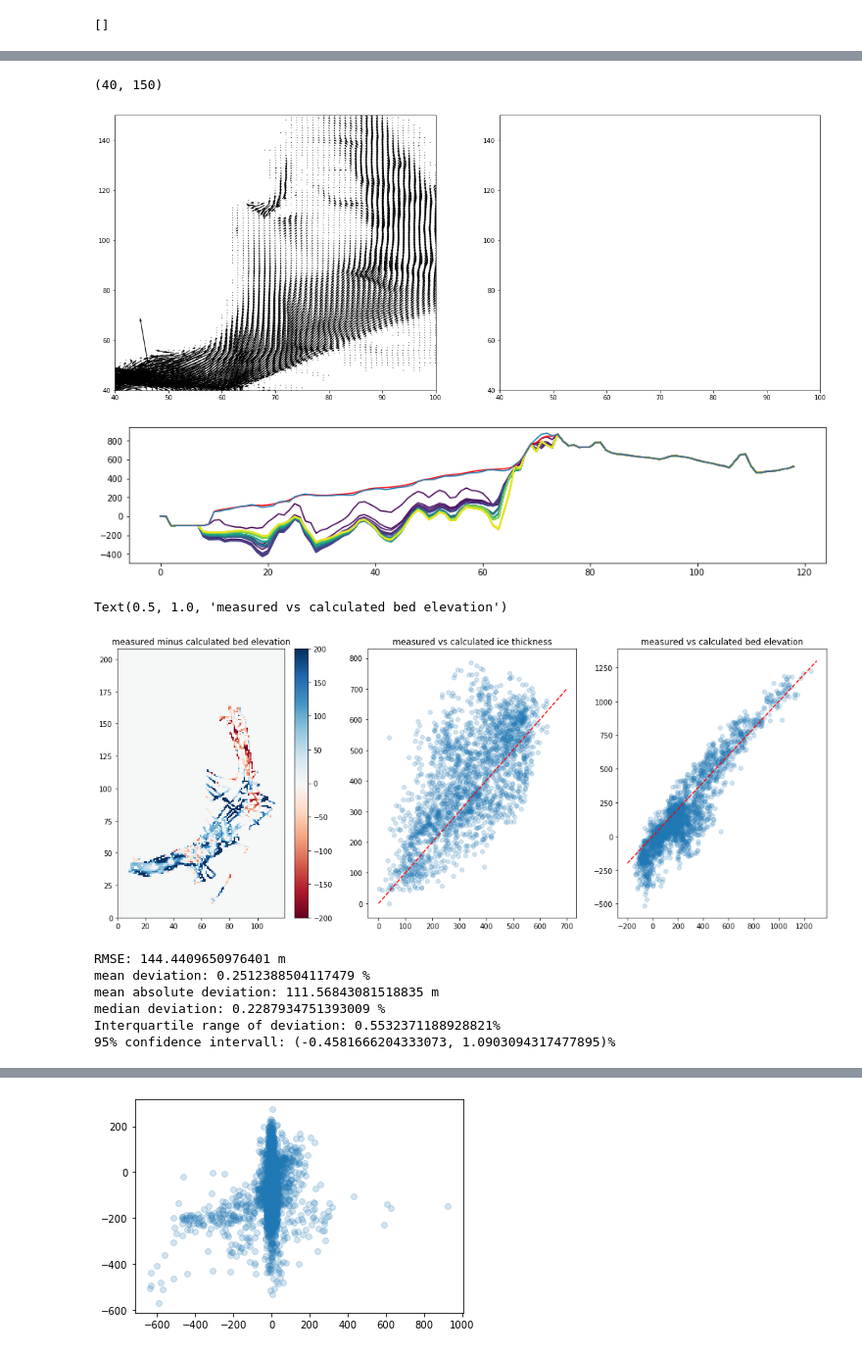
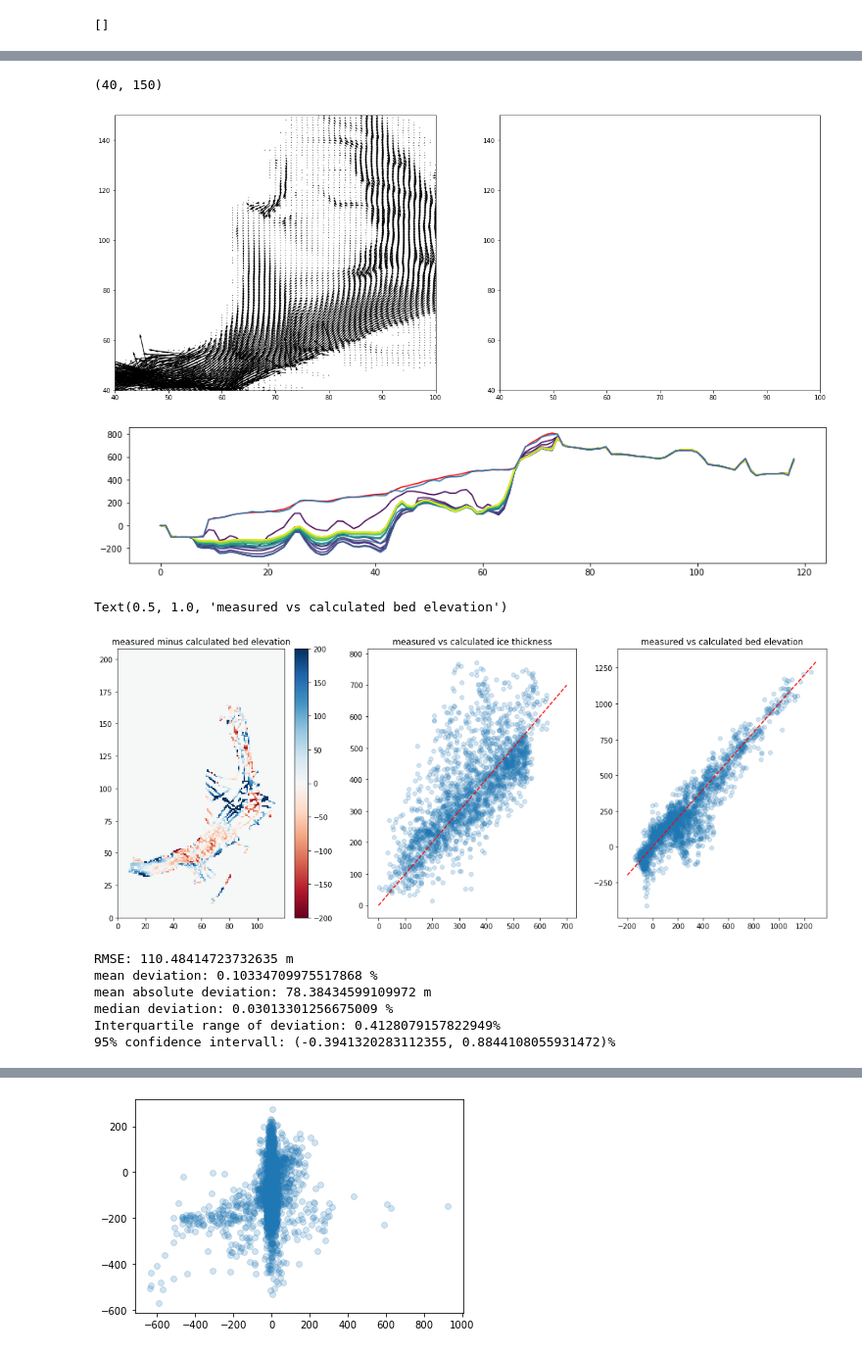
Before and after one commit to hahohe1892/thick_inv, a Jupyter notebook: auto_analysis.ipynb, the cells around one changed output, grey strips where cells are left out. Shown at 98% size. Saved outputs shown, nothing was run; the diff lists cells and outputs as text; code cells hidden in the pictures.

```diff
--- a/auto_analysis.ipynb
+++ b/auto_analysis.ipynb
@@ -21,7 +21,7 @@ import pandas as pd
 import scipy.io
 from model import *
 # %%
-with open('./auto_data/Kronebreen_auto_1420_it_parameters.p_friction_1000_it_fields.vel_mes_it_parameters.pmax_5000__0.pkl', 'rb') as inp:
+with open('./auto_data/Kronebreen_auto_1420_it_parameters.p_friction_1000_it_fields.vel_mes_it_parameters.pmax_4997__0.pkl', 'rb') as inp:
     md = pickle.load(inp)
 # %%
 print(md.warnings)
@@ -52,7 +52,7 @@ fig.colorbar(field1, ax = ax[1])
 from IPython.display import display, clear_output #needed for animated plots
 
 fig, axes = plt.subplots()
-for i in range(0,len(md.series.B_rec_all),30):
+for i in range(0,len(md.series.B_rec_all),50):
     field = axes.pcolor(md.series.misfit_all[i], cmap='RdBu', vmin=-1, vmax=1)
     #field = axes.pcolor(md.series.S_rec_all[i]-md.series.B_rec_all[i], vmax=800, vmin=0)
     clear_output(wait=True)
@@ -74,20 +66,0 @@ ax.set_ylim([-100,100])
-# %%
-flow_dir_mod = np.zeros_like(md.it_fields.S_ref)
-flow_dir_mod_rad = np.zeros_like(md.it_fields.S_ref)
-vel_ratio = np.zeros_like(md.it_fields.S_ref)
-for i in range(np.shape(md.it_fields.S_ref)[0]):
-    for j in range(np.shape(md.it_fields.S_ref)[1]):
-        if abs(md.it_products.u_mod.data[i,j])<1e-2:
-            if abs(md.it_products.v_mod.data[i,j])<1e-2:
-                vel_ratio[i,j]=np.nan
-            elif md.it_products.v_mod.data[i,j]<0:
-                flow_dir_mod[i,j]=0
-            elif md.it_products.v_mod.data[i,j]>0:
-                flow_dir_mod[i,j]=180
-        else:
-            vel_ratio[i,j] = md.it_products.v_mod.data[i,j] / md.it_products.u_mod.data[i,j]
-        if md.it_products.u_mod.data[i,j] > 0:
-            flow_dir_mod[i,j] = 90-np.degrees(np.arctan(vel_ratio[i,j]))
-        if md.it_products.u_mod.data[i,j] < 0:
-            flow_dir_mod[i,j] = 270-np.degrees(np.arctan(vel_ratio[i,j]))
-        flow_dir_mod_rad[i,j] = np.arctan(vel_ratio[i,j])
@@ -145,7 +93,15 @@ fig.colorbar(field1, ax = ax[1])
 # %%
 vel_ser = []
+mis_ser = []
+stop = []
 for i in range(len(md.series.B_rec_all)):
-    vel_ser.append(np.median(((md.series.vel_all[i]-md.it_fields.vel_mes)/md.it_fields.vel_mes)[np.logical_and(data.mask_Kr==1, data.x<455000)]))
-
-plt.plot(vel_ser)
+    #vel_ser.append(np.median(((md.series.vel_all[i]-md.it_fields.vel_mes)/md.it_fields.vel_mes)[np.logical_and(data.mask_Kr==1, data.x<455000)]))
+    mis_ser.append(np.median(abs(md.series.misfit_all[i][data.mask_Kr==1])))
+    if i > 20 and np.all(abs(np.array(mis_ser[-20:-1])) < 1e-2):
+        stop.append(i)
+fig,ax = plt.subplots()
+line = ax.plot(mis_ser)
+plt.scatter(stop, [0]*len(stop), c='g')
+ax.axhline(0, c='r')
+ax.set_ylim([-.1,1.5])
 # %% [output]
@@ -154,25 +110,25 @@ plt.plot(vel_ser)
 # %%
 fig, ax = plt.subplots(1,2,figsize=(20,8))
 field = ax[0].quiver(md.it_products.u_mod*md.it_fields.mask, md.it_products.v_mod*md.it_fields.mask, scale=2e3)
-field1 = ax[1].quiver(data.vx_Adrian*md.it_fields.mask, data.vy_Adrian*md.it_fields.mask, scale=2e3)
+field1 = ax[1].quiver(data.vx_Adrian, data.vy_Adrian)
 ax[0].set_xlim([40,100])
 ax[1].set_xlim([40,100])
 ax[0].set_ylim([40,150])
 ax[1].set_ylim([40,150])
 # %% [output]
 (40, 150)
-[figure, old version]
+[figure, new version]
 # %%
 colormap = plt.cm.viridis
 colors = [colormap(i) for i in np.linspace(0, 1,len(md.series.B_rec_all))]
 fig, ax = plt.subplots(figsize=(15,3))
 for i in range(0,len(md.series.B_rec_all),100):
-    lines = ax.plot((md.series.B_rec_all[i])[42,:], color = colors[i])
-lines = ax.plot((md.series.S_rec_all[-1])[42,:], color = 'r')
+    lines = ax.plot(gauss_filter(md.series.B_rec_all[i],.5,3)[40,:], color = colors[i])
+lines = ax.plot((md.series.S_rec_all[-1])[40,:], color = 'r')
 #line = ax.plot(((md.it_products.h_rec+md.it_fields.B_rec)*md.it_fields.mask)[40,:], 'b')
-line = ax.plot((md.it_fields.S_ref)[42,:])
+line = ax.plot((md.it_fields.S_ref)[40,:])
 # %% [output]
-[figure, old version]
+[figure, new version]
 # %%
 data = input_data()
 data.build_input()
@@ -197,4 +153,4 @@ ax[1].set_title('measured vs calculated ice thickness')
 ax[2].set_title('measured vs calculated bed elevation')
 # %% [output]
 Text(0.5, 1.0, 'measured vs calculated bed elevation')
-[figure, old version]
+[figure, new version]
@@ -203,6 +164,7 @@ import scipy.stats as st
 #max_cor_ind = int(np.where(cors==np.max(cors))[0])
 thick_ref_at_rad = (md.it_fields.S_ref - radar.bed_arr)[np.logical_and(radar.mask_arr==1, md.it_fields.mask==1)]
 thick_rec_at_rad = (md.series.S_rec_all[it_step] - md.series.B_rec_all[it_step])[np.logical_and(radar.mask_arr==1, md.it_fields.mask==1)]
+#thick_rec_at_rad = test[np.logical_and(radar.mask_arr==1, md.it_fields.mask==1)]
 dev = (thick_rec_at_rad - thick_ref_at_rad)/280
 mean_dev = np.nanmean((dev))
 mean_abs_dev = np.nanmean(abs(thick_rec_at_rad - thick_ref_at_rad))
@@ -218,12 +180,12 @@ print('median deviation: {} %'.format(med_dev))
 print('Interquartile range of deviation: {}%'.format(IQR_dev))
 print('95% confidence intervall: {}%'.format(conf_dev))
 # %% [output]
-RMSE: 144.4409650976401 m
-mean deviation: 0.2512388504117479 %
-mean absolute deviation: 111.56843081518835 m
-median deviation: 0.2287934751393009 %
-Interquartile range of deviation: 0.5532371188928821%
-95% confidence intervall: (-0.4581666204333073, 1.0903094317477895)%
+RMSE: 110.48414723732635 m
+mean deviation: 0.10334709975517868 %
+mean absolute deviation: 78.38434599109972 m
+median deviation: 0.03013301256675009 %
+Interquartile range of deviation: 0.4128079157822949%
+95% confidence intervall: (-0.3941320283112355, 0.8844108055931472)%
 # %%
 dev_all = []
 mean_dev_all = []
```
Also changed, not shown: parts of 18 cells of this notebook, 2 other files.
